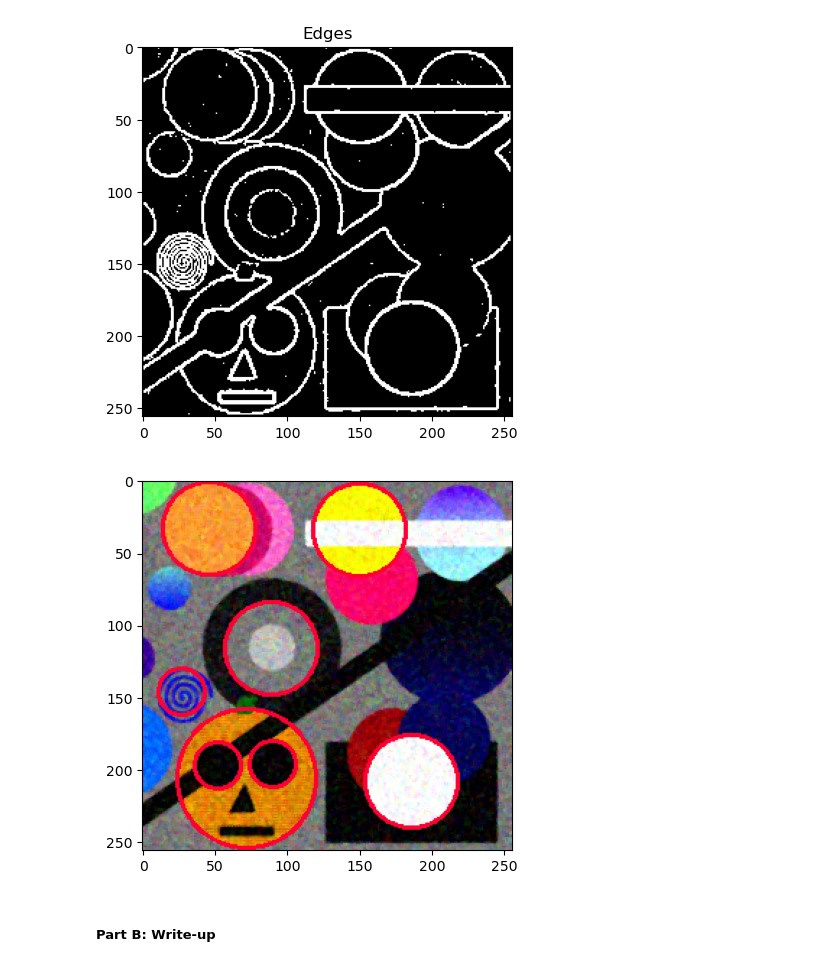
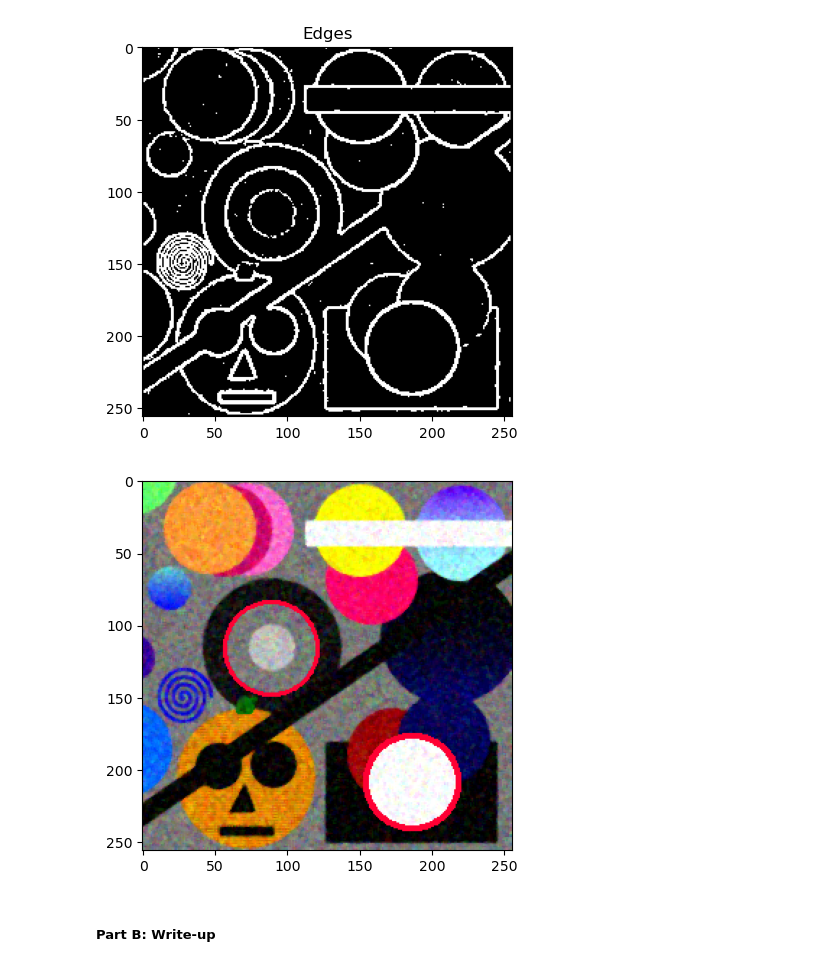
Before and after one commit to BrennanBertola/CS450, a Jupyter notebook: proj1-edges-hough/Project1-Edges-Hough.ipynb, the cells around one changed output. Cells and saved outputs as stored; diff of their text form; code cells hidden in the pictures.

```diff
--- a/proj1-edges-hough/Project1-Edges-Hough.ipynb
+++ b/proj1-edges-hough/Project1-Edges-Hough.ipynb
@@ -211,50 +210,37 @@ plt.imshow(magnitude, cmap='gray');plt.title("Edges");plt.show();
 # %%
 #Hough Transform
 def voting(magnitude, radius, step=5):
     accum = np.zeros((magnitude.shape[0], magnitude.shape[1], radius.shape[0]))
     for r in range(accum.shape[0]):
         for c in range(accum.shape[1]):
             if magnitude[r,c] == 0: continue
             radIndex = 0
             for k in radius:
                 for n in range(0, 360, step):
                     b = r - k * np.sin(n)
                     a = c - k * np.cos(n)
                     if a < accum.shape[0]-1 and b < accum.shape[1]-1 and a >= 0 and b >=0:
                         accum[round(a), round(b), radIndex] += 1
 
                 radIndex += 1
     return accum
 
 radius = np.array([16, 32, 48])
 votes = voting(magnitude, radius, 10)
+threshold = 35
+votes[votes<=threshold] = 0
+
 output = np.copy(workImg)
-runAmount = 8
-while runAmount > 0:
-    runAmount -= 1
-    max = 0
-    maxR = 0
-    maxC = 0
-    maxRad = 0
-    for r in range(votes.shape[0]):
-        for c in range(votes.shape[1]):
-            for k in range(3):
-                if votes[r,c,k] > max:
-                    max = votes[r,c,k]
-                    maxR = r
-                    maxC = c
-                    maxRad = k
-
-    output = cv2.circle(output, (maxR, maxC), radius[maxRad], (1,0,.2), 2)
-    votes[maxR-10:maxR+10, maxC-10:maxC+10, maxRad] = 0
+for r in range(votes.shape[0]):
+    for c in range(votes.shape[1]):
+        for k in range(3):
+            if votes[r,c,k] > 0:
+                output = cv2.circle(output, (r, c), radius[k], (1,0,.2), 2)
+                #votes[maxR-10:maxR+10, maxC-10:maxC+10, k] = 0
 plt.imshow(output, cmap='gray');plt.show()
-
-
-
-
 # Be sure to show all of the figures required in the description above
 # %% [output]
-[figure, old version]
+[figure, new version]
 # %% [markdown]
 ##### Part B: Write-up
 # %% [markdown]
```
Also changed, not shown: parts of 1 cell of this notebook.
